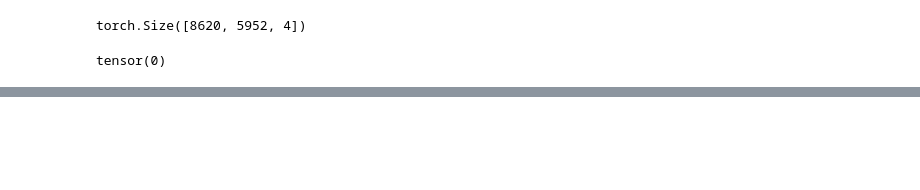
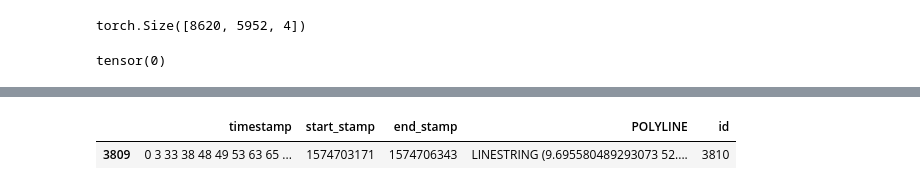
Before and after one commit to SwiftPredator/Trajectory-based-Road-Network-Representation-Learning, a Jupyter notebook: experiments/preprocess_hanover_temporal.ipynb, the cells around one changed output, grey strips where cells are left out. Saved outputs shown, nothing was run; the diff lists cells and outputs as text; code cells hidden in the pictures; blank space fills up the shorter version.

Commit message:
mapped temp hanover again

```diff
--- a/experiments/preprocess_hanover_temporal.ipynb
+++ b/experiments/preprocess_hanover_temporal.ipynb
@@ -171,0 +176,5 @@ RuntimeError: Field not found: fid index 10, u index -1, v index -1
+# %%
+# preprocess the mapping especially the speed and distance values need to be verified
+df = pd.read_csv("../datasets/trajectories/hanover/temporal/road-segment-mapping.csv", sep=";")
+df_prep = remove_outlier_trajectories(df.copy(), min_edges_traversed=3, max_speed=0.000251)
+df_prep.to_csv("../datasets/trajectories/hanover/temporal/road_segment_map_final.csv", sep=";")
@@ -171,0 +192,5 @@ RuntimeError: Field not found: fid index 10, u index -1, v index -1
+# %%
+df[df["id"]==3810]
+# %% [output]
+|  | timestamp | start_stamp | end_stamp | POLYLINE | id |
+| 3809 | 0 3 33 38 48 49 53 63 65 ... | 1574703171 | 1574706343 | LINESTRING (9.695580489293073 52.... | 3810 |
```
Also changed, not shown: parts of 6 cells of this notebook, 2 other files.
